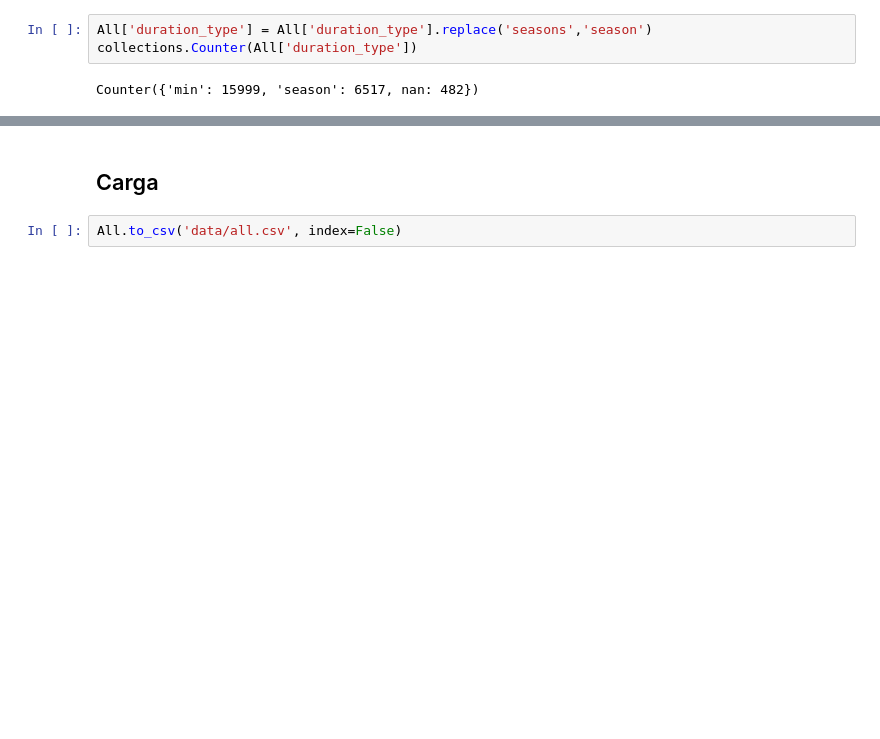
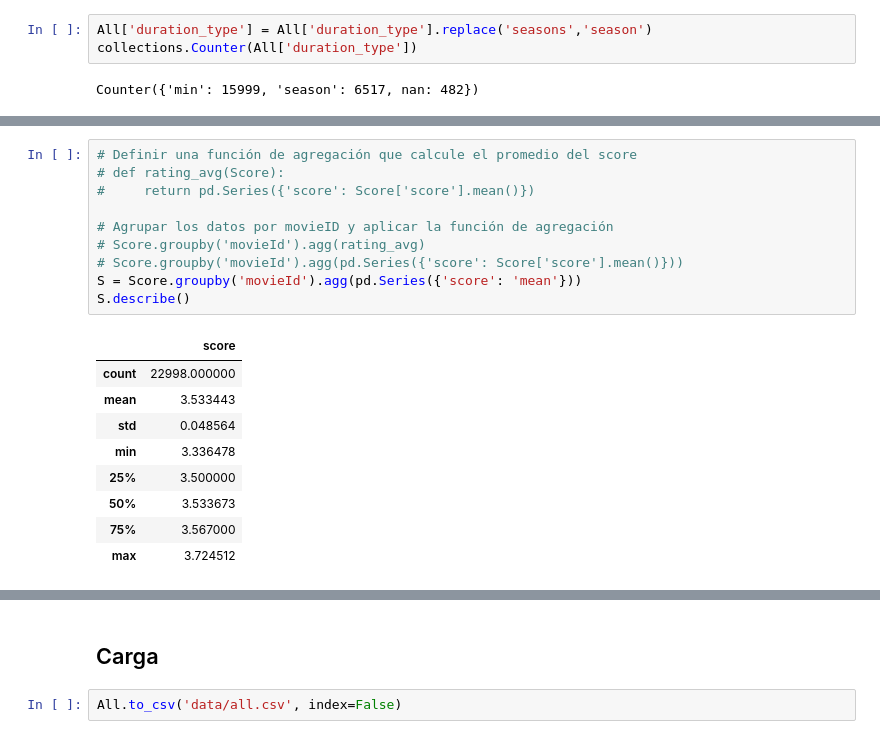
Before and after one commit to LucianoLarrea/PI_ML_OPS, a Jupyter notebook: 1-ETL.ipynb, the cells around one changed output, grey strips where cells are left out. Cells and saved outputs as stored; diff of their text form; blank space fills up the shorter version.

```diff
--- a/1-ETL.ipynb
+++ b/1-ETL.ipynb
@@ -312,0 +363,20 @@ Counter({'min': 15999, 'season': 6517, nan: 482})
+# %%
+# Definir una función de agregación que calcule el promedio del score
+# def rating_avg(Score):
+#     return pd.Series({'score': Score['score'].mean()})
+
+# Agrupar los datos por movieID y aplicar la función de agregación
+# Score.groupby('movieId').agg(rating_avg)
+# Score.groupby('movieId').agg(pd.Series({'score': Score['score'].mean()}))
+S = Score.groupby('movieId').agg(pd.Series({'score': 'mean'}))
+S.describe()
+# %% [output]
+|  | score |
+| count | 22998.000000 |
+| mean | 3.533443 |
+| std | 0.048564 |
+| min | 3.336478 |
+| 25% | 3.500000 |
+| 50% | 3.533673 |
+| 75% | 3.567000 |
+| max | 3.724512 |
```
Also changed, not shown: parts of 12 cells of this notebook, 5 other files.
